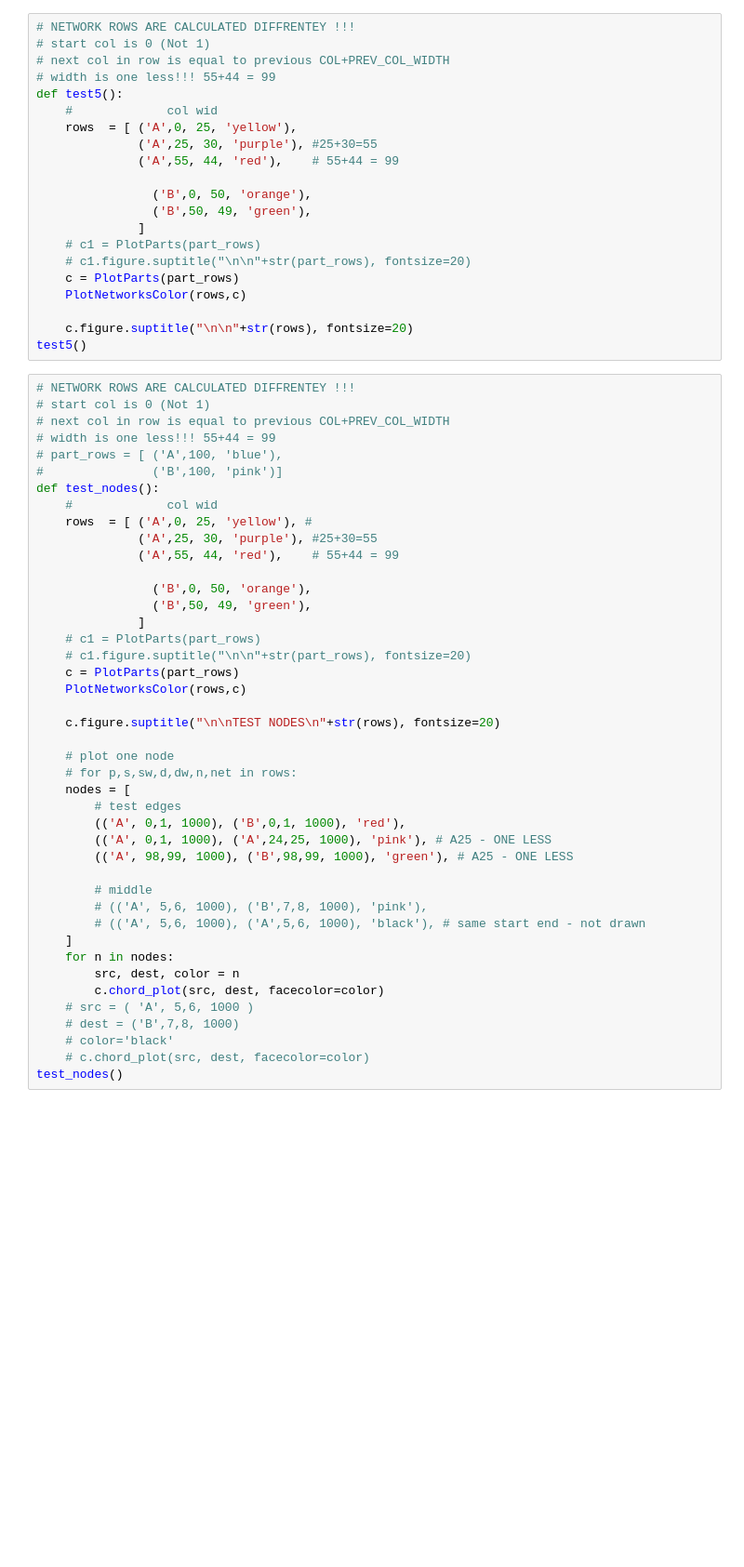
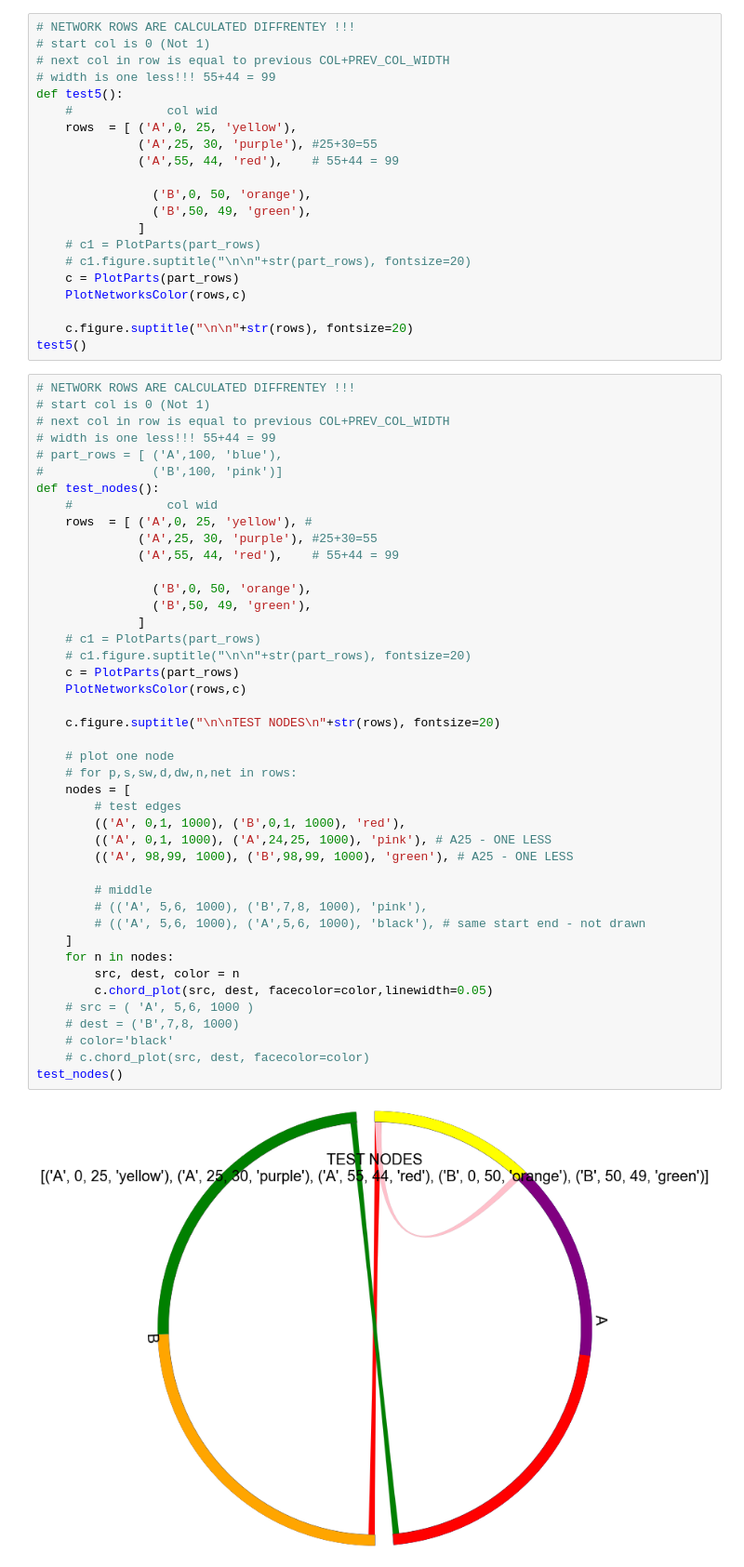
Before and after one commit to britzinger/unh_mod1.0, a Jupyter notebook: main_test.ipynb, the cells around one changed output. Shown at 93% size. Drawn from its saved outputs; the diff is of its cells as text; blank space fills up the shorter version.

```diff
--- a/main_test.ipynb
+++ b/main_test.ipynb
@@ -204,34 +204,36 @@ def test_nodes():
 
                 ('B',0, 50, 'orange'),
                 ('B',50, 49, 'green'),
               ]
     # c1 = PlotParts(part_rows)
     # c1.figure.suptitle("\n\n"+str(part_rows), fontsize=20)
     c = PlotParts(part_rows)
     PlotNetworksColor(rows,c)
 
     c.figure.suptitle("\n\nTEST NODES\n"+str(rows), fontsize=20)
 
     # plot one node
     # for p,s,sw,d,dw,n,net in rows:
     nodes = [
         # test edges
         (('A', 0,1, 1000), ('B',0,1, 1000), 'red'),
         (('A', 0,1, 1000), ('A',24,25, 1000), 'pink'), # A25 - ONE LESS
         (('A', 98,99, 1000), ('B',98,99, 1000), 'green'), # A25 - ONE LESS
 
         # middle
         # (('A', 5,6, 1000), ('B',7,8, 1000), 'pink'),
         # (('A', 5,6, 1000), ('A',5,6, 1000), 'black'), # same start end - not drawn
     ]
     for n in nodes:
         src, dest, color = n
-        c.chord_plot(src, dest, facecolor=color)
+        c.chord_plot(src, dest, facecolor=color,linewidth=0.05)
     # src = ( 'A', 5,6, 1000 )
     # dest = ('B',7,8, 1000)
     # color='black'
     # c.chord_plot(src, dest, facecolor=color)
 test_nodes()
+# %% [output]
+[figure, added]
 # %%
 # TEST THAT PLOTTING VERTICALLY makes no difference
 def test6():
```
Also changed, not shown: parts of 2 cells of this notebook, 10 other files.
